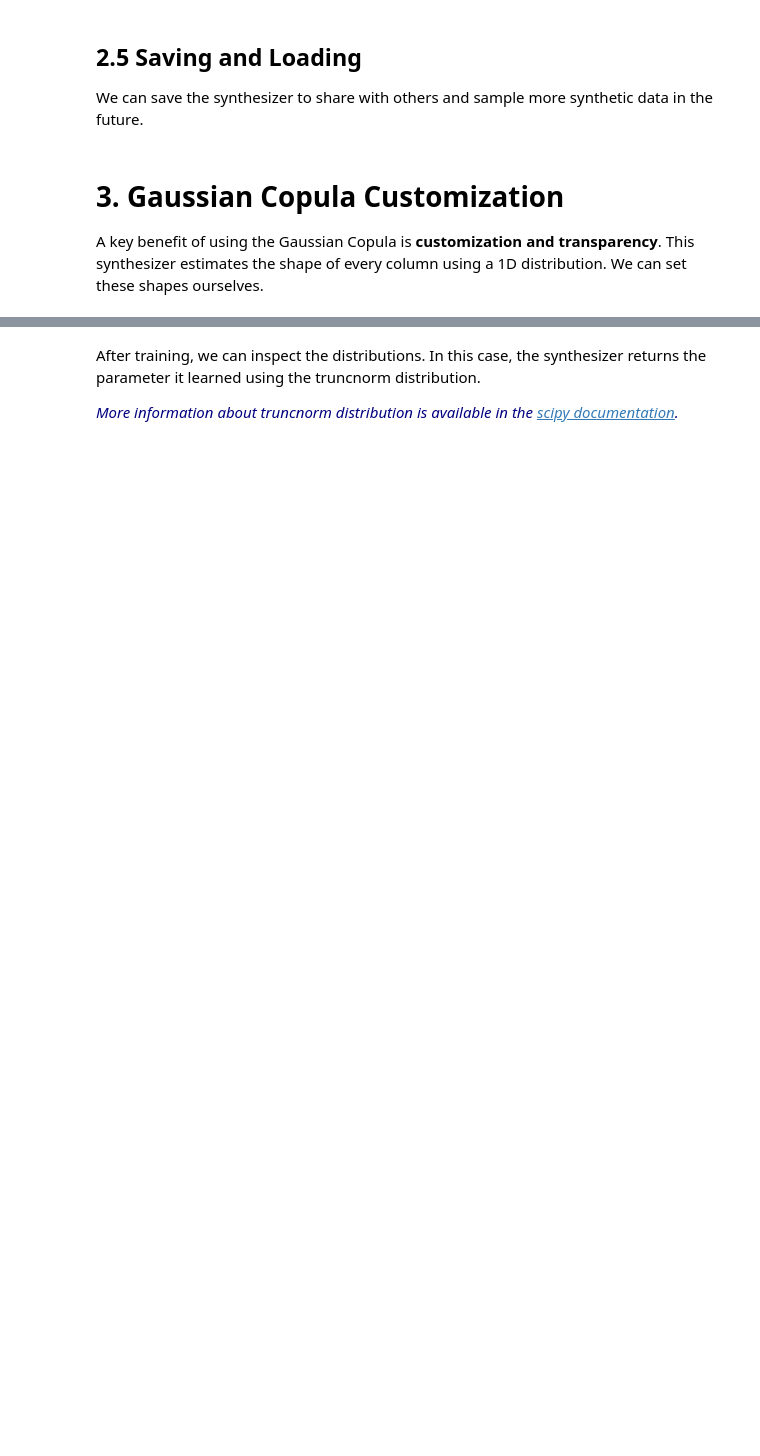
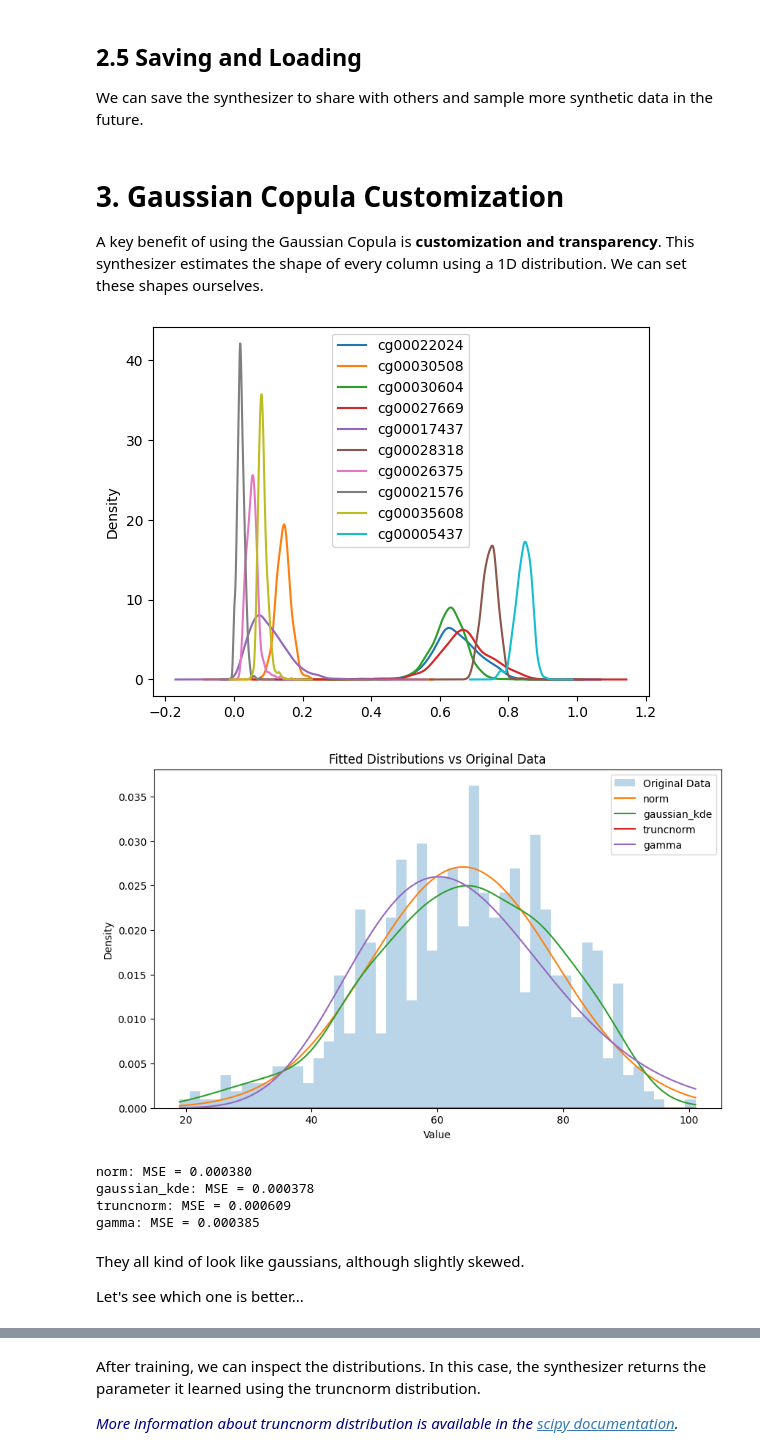
Before and after one commit to FerdinandoR/simulacra, a Jupyter notebook: data_synthesis_hannum.ipynb, the cells around one changed output, grey strips where cells are left out. Drawn from its saved outputs; the diff is of its cells as text; code cells hidden in the pictures; blank space fills up the shorter version.

```diff
--- a/data_synthesis_hannum.ipynb
+++ b/data_synthesis_hannum.ipynb
@@ -212,4 +233,68 @@ synthesizer = GaussianCopulaSynthesizer.load('my_synthesizer.pkl')
 # 3. Gaussian Copula Customization
 
 A key benefit of using the Gaussian Copula is **customization and transparency**. This synthesizer estimates the shape of every column using a 1D distribution. We can set these shapes ourselves.
+# %%
+import numpy as np
+from scipy.stats import norm, truncnorm, beta, gamma, gaussian_kde
+from sklearn.metrics import mean_squared_error
+
+hannum_data.iloc[:,:-1].sample(10,random_state=42, axis=1).plot.kde()
+import matplotlib.pyplot as plt
+
+data = hannum_data.iloc[:, -1].dropna().values
+x = np.linspace(data.min(), data.max(), 200)
+
+fits = {}
+mse = {}
+
+# Fit norm
+params_norm = norm.fit(data)
+pdf_norm = norm.pdf(x, *params_norm)
+mse['norm'] = mean_squared_error(np.histogram(data, bins=200, density=True)[0], norm.pdf(np.histogram(data, bins=200)[1][:-1], *params_norm))
+fits['norm'] = pdf_norm
+
+# Fit gaussian_kde
+kde = gaussian_kde(data)
+pdf_kde = kde(x)
+mse['gaussian_kde'] = mean_squared_error(np.histogram(data, bins=200, density=True)[0], kde(np.histogram(data, bins=200)[1][:-1]))
+fits['gaussian_kde'] = pdf_kde
+
+# Fit truncnorm
+a, b = (data.min() - data.mean()) / data.std(), (data.max() - data.mean()) / data.std()
+params_truncnorm = truncnorm.fit(data, floc=data.min(), fscale=data.std())
+pdf_truncnorm = truncnorm.pdf(x, *params_truncnorm)
+mse['truncnorm'] = mean_squared_error(np.histogram(data, bins=200, density=True)[0], truncnorm.pdf(np.histogram(data, bins=200)[1][:-1], *params_truncnorm))
+fits['truncnorm'] = pdf_truncnorm
+
+# Fit gamma
+params_gamma = gamma.fit(data, floc=0)
+pdf_gamma = gamma.pdf(x, *params_gamma)
+mse['gamma'] = mean_squared_error(np.histogram(data, bins=200, density=True)[0], gamma.pdf(np.histogram(data, bins=200)[1][:-1], *params_gamma))
+fits['gamma'] = pdf_gamma
+
+# Plot
+plt.figure(figsize=(10, 6))
+plt.hist(data, bins=50, density=True, alpha=0.3, label='Original Data')
+for dist_name, pdf in fits.items():
+    plt.plot(x, pdf, label=dist_name)
+plt.legend()
+plt.title('Fitted Distributions vs Original Data')
+plt.xlabel('Value')
+plt.ylabel('Density')
+plt.show()
+
+# Print MSEs
+for dist_name, error in mse.items():
+    print(f"{dist_name}: MSE = {error:.6f}")
+# %% [output]
+[figure, added]
+[figure, added]
+norm: MSE = 0.000380
+gaussian_kde: MSE = 0.000378
+truncnorm: MSE = 0.000609
+gamma: MSE = 0.000385
+# %% [markdown]
+They all kind of look like gaussians, although slightly skewed.
+
+Let's see which one is better...
 # %%
```
Also changed, not shown: parts of 10 cells of this notebook, 9 other files.
